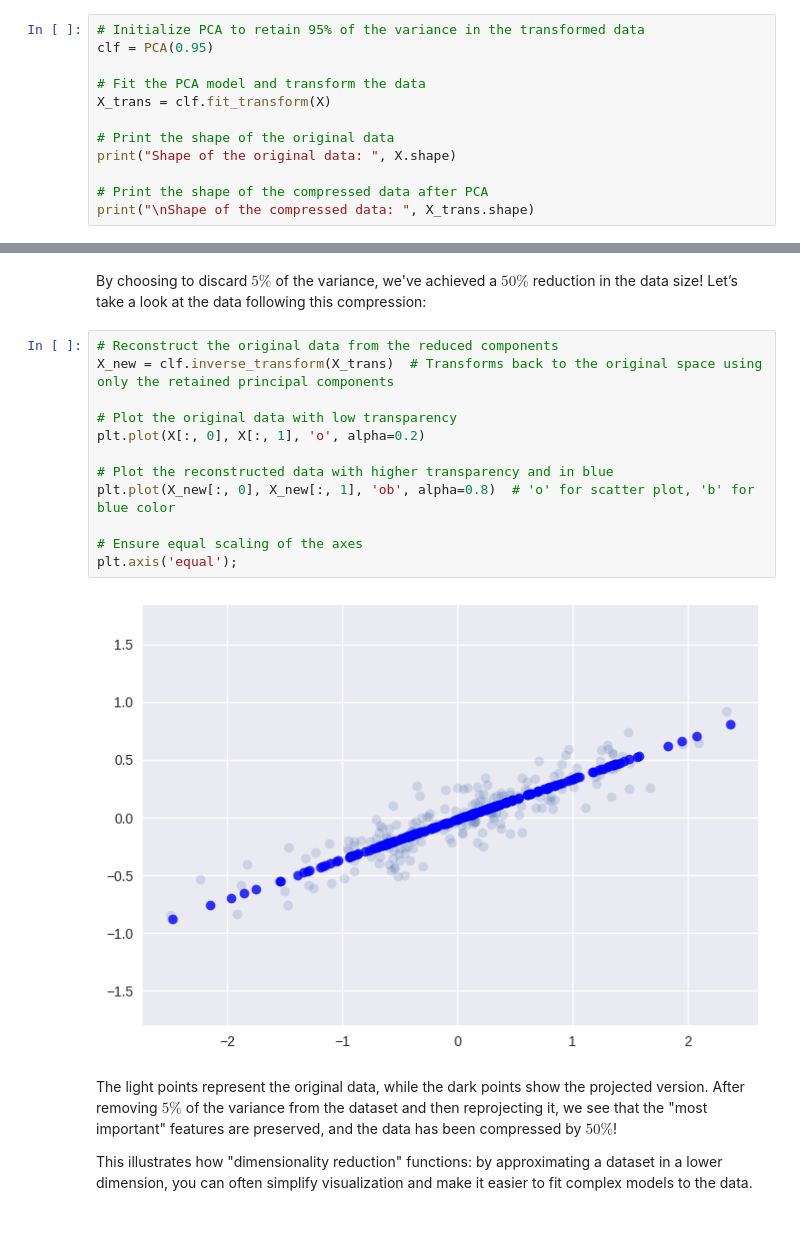
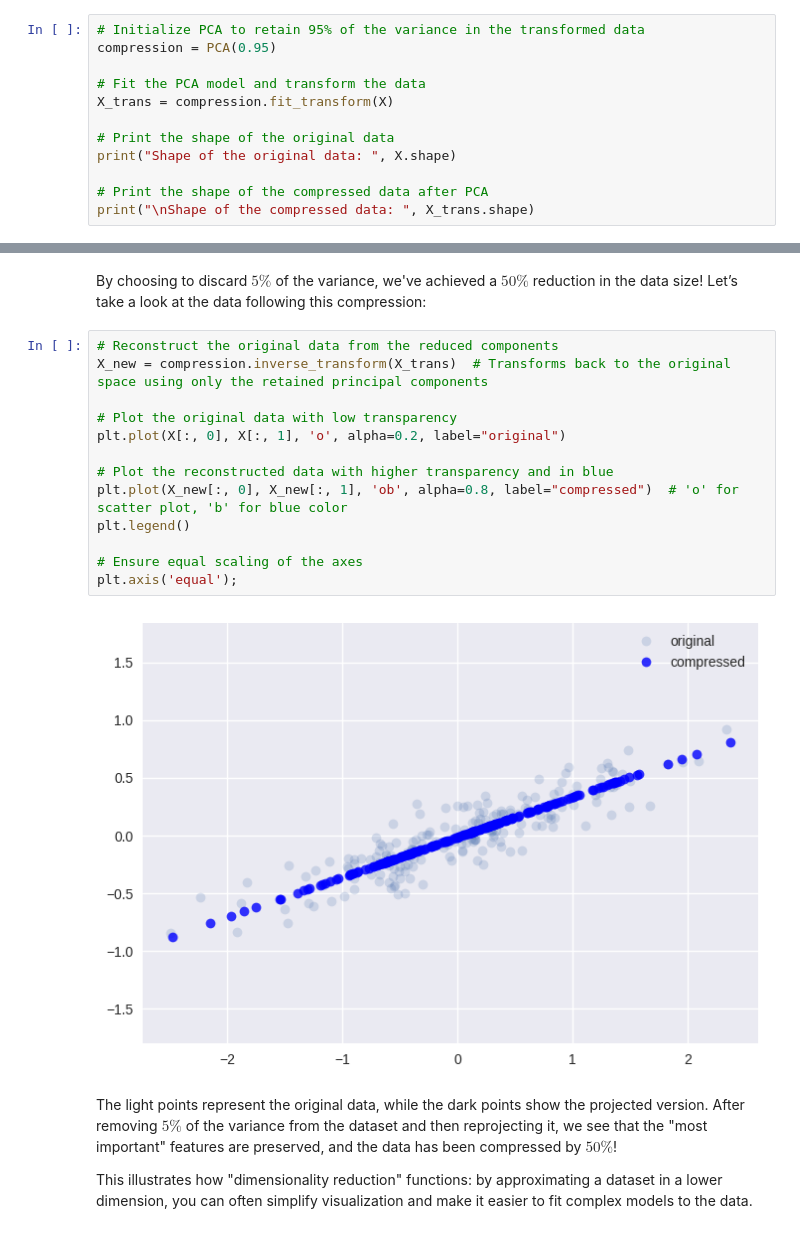
Before and after one commit to robertonetti/CompSci_Lab_Notebooks, a Jupyter notebook: NB2_Dimensional_Reduction.ipynb, the cells around one changed output, grey strips where cells are left out. Saved outputs shown, nothing was run; the diff lists cells and outputs as text.

```diff
--- a/NB2_Dimensional_Reduction.ipynb
+++ b/NB2_Dimensional_Reduction.ipynb
@@ -77,10 +77,10 @@ Observe that one vector is longer than the other. This indicates that the corres
 Alternatively, consider that the second principal component could be **entirely disregarded** with minimal loss of information. Let’s examine the data if we retain only 95% of the variance:
 # %%
 # Initialize PCA to retain 95% of the variance in the transformed data
-clf = PCA(0.95)
+compression = PCA(0.95)
 
 # Fit the PCA model and transform the data
-X_trans = clf.fit_transform(X)
+X_trans = compression.fit_transform(X)
 
 # Print the shape of the original data
 print("Shape of the original data: ", X.shape)
@@ -95,18 +95,19 @@ Shape of the compressed data:  (200, 1)
 By choosing to discard $5\%$ of the variance, we've achieved a $50\%$ reduction in the data size! Let’s take a look at the data following this compression:
 # %%
 # Reconstruct the original data from the reduced components
-X_new = clf.inverse_transform(X_trans)  # Transforms back to the original space using only the retained principal components
+X_new = compression.inverse_transform(X_trans)  # Transforms back to the original space using only the retained principal components
 
 # Plot the original data with low transparency
-plt.plot(X[:, 0], X[:, 1], 'o', alpha=0.2)
+plt.plot(X[:, 0], X[:, 1], 'o', alpha=0.2, label="original")
 
 # Plot the reconstructed data with higher transparency and in blue
-plt.plot(X_new[:, 0], X_new[:, 1], 'ob', alpha=0.8)  # 'o' for scatter plot, 'b' for blue color
+plt.plot(X_new[:, 0], X_new[:, 1], 'ob', alpha=0.8, label="compressed")  # 'o' for scatter plot, 'b' for blue color
+plt.legend()
 
 # Ensure equal scaling of the axes
 plt.axis('equal');
 # %% [output]
-[figure, old version]
+[figure, new version]
 # %% [markdown]
 The light points represent the original data, while the dark points show the projected version. After removing $5\%$ of the variance from the dataset and then reprojecting it, we see that the "most important" features are preserved, and the data has been compressed by $50\%$!
 
```
Also changed, not shown: parts of 10 cells of this notebook, 1 other file.
